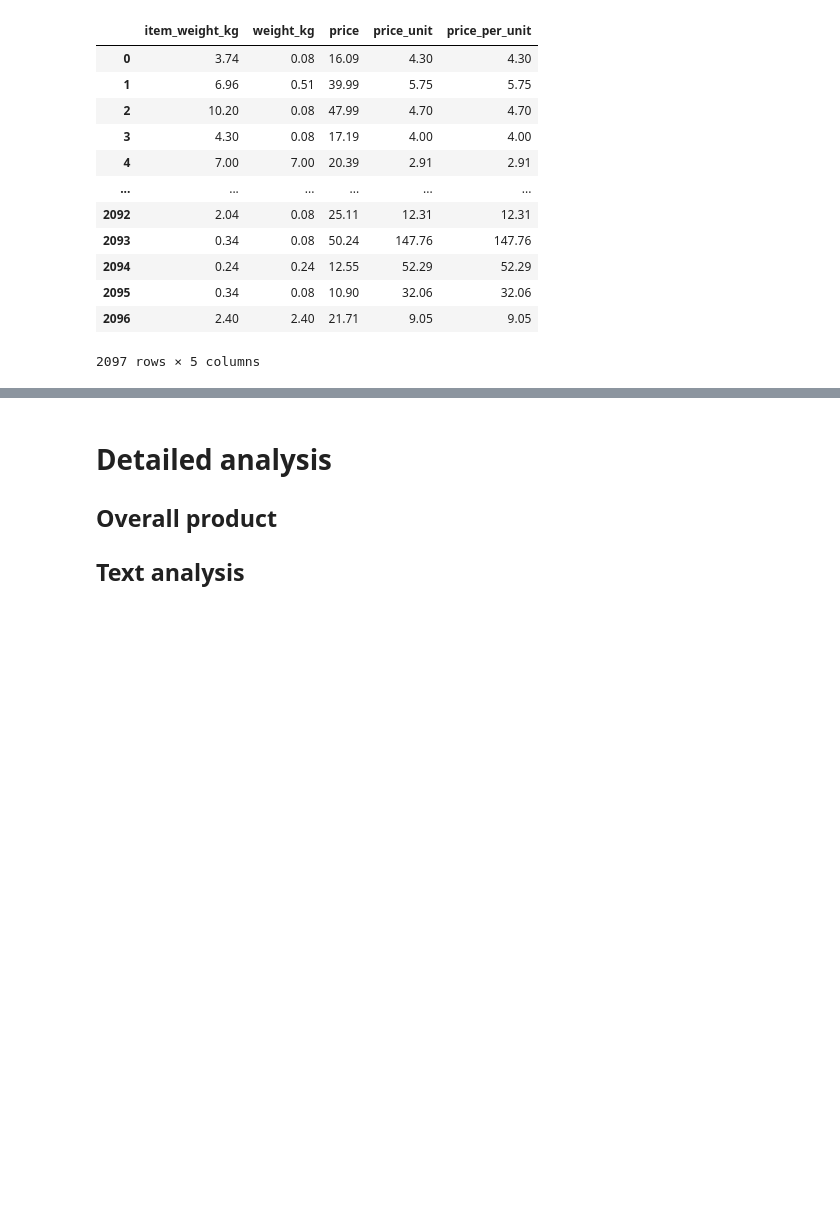
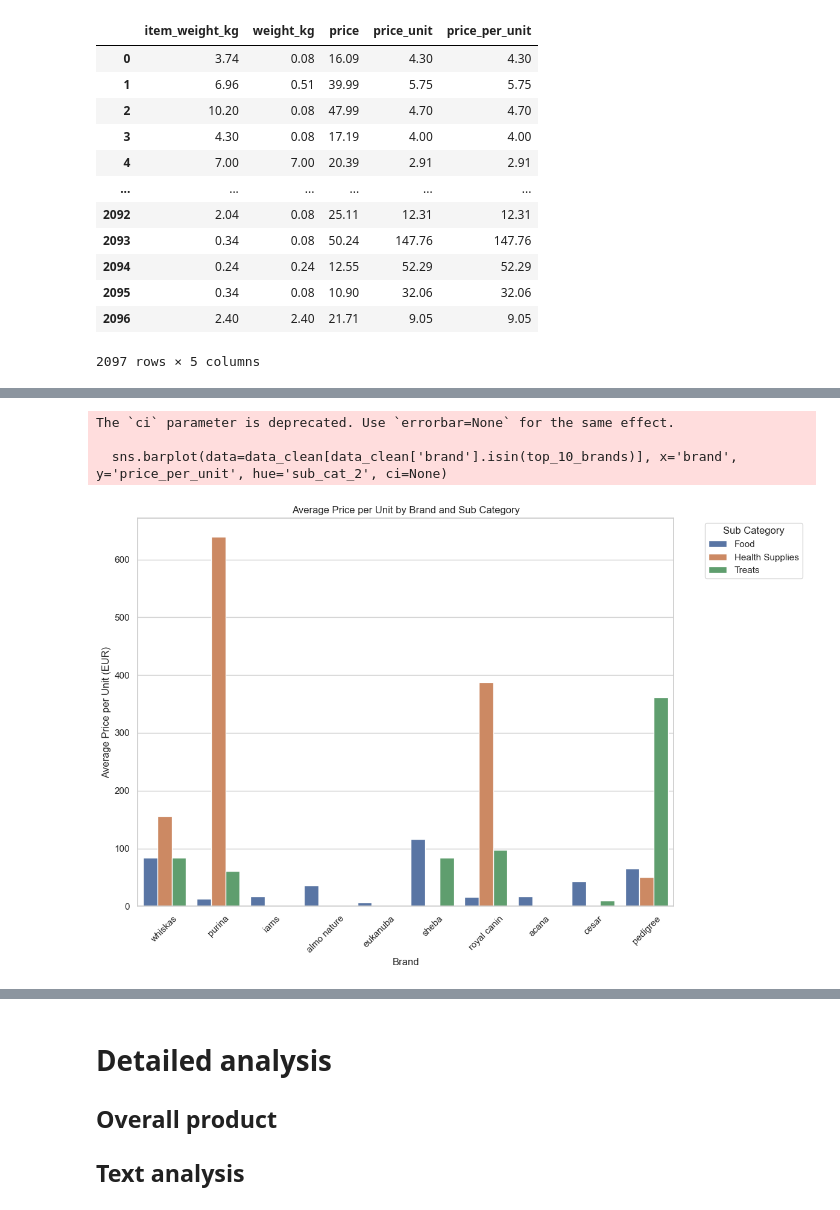
Before and after one commit to thaochithai/pet-food-analysis, a Jupyter notebook: analysis/analysis.ipynb, the cells around one changed output, grey strips where cells are left out. Cells and saved outputs as stored; diff of their text form; code cells hidden in the pictures; blank space fills up the shorter version.

```diff
--- a/analysis/analysis.ipynb
+++ b/analysis/analysis.ipynb
@@ -550,0 +554,18 @@ best_seller
+# %%
+# plot the average price per unit by brand for the top 10 brands break down by sub_cat_2
+sns.set(style="whitegrid")
+plt.figure(figsize=(12, 8))
+top_10_brands = data_clean['brand'].value_counts().head(10).index
+sns.barplot(data=data_clean[data_clean['brand'].isin(top_10_brands)], x='brand', y='price_per_unit', hue='sub_cat_2', ci=None)
+plt.title('Average Price per Unit by Brand and Sub Category')
+plt.xlabel('Brand')
+plt.ylabel('Average Price per Unit (EUR)')
+plt.legend(title='Sub Category', bbox_to_anchor=(1.05, 1), loc='upper left')
+plt.xticks(rotation=45)
+plt.tight_layout()
+plt.show()
+# %% [output]
+The `ci` parameter is deprecated. Use `errorbar=None` for the same effect.
+
+  sns.barplot(data=data_clean[data_clean['brand'].isin(top_10_brands)], x='brand', y='price_per_unit', hue='sub_cat_2', ci=None)
+[figure, added]
```
Also changed, not shown: parts of 19 cells of this notebook.
